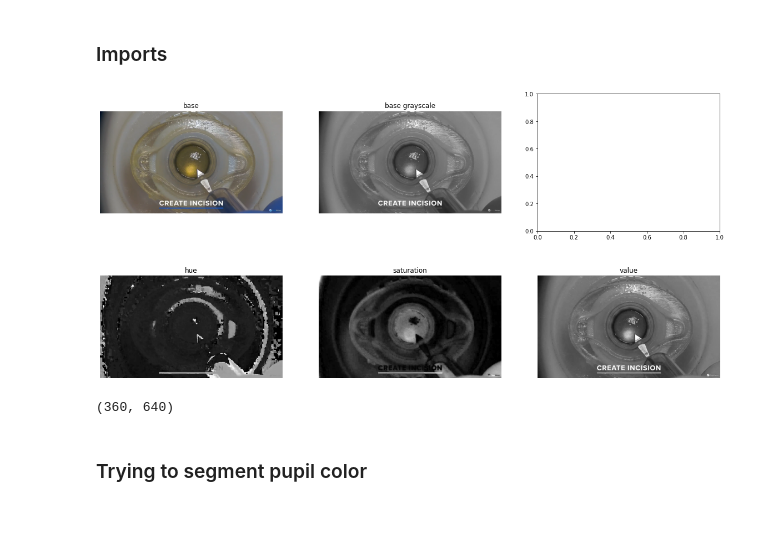
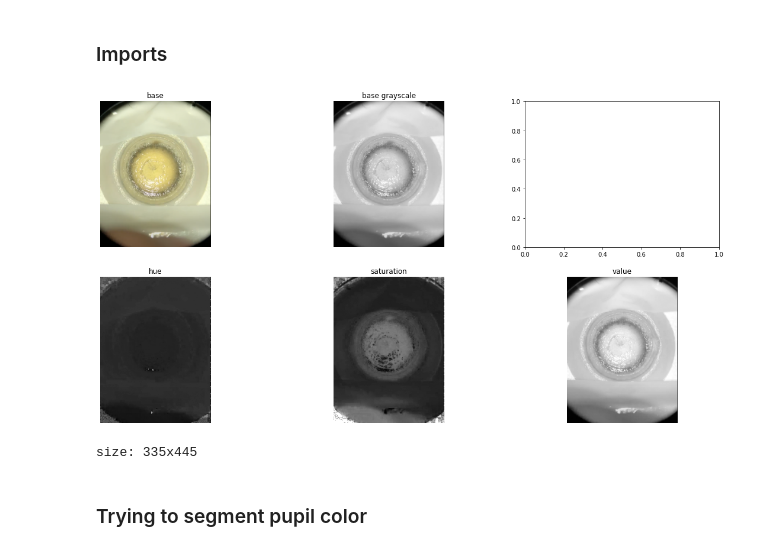
Before and after one commit to Custom-Surgical-GmbH/Cataract-Surgery-Training-Explorations, a Jupyter notebook: opencv_explorations/rhexis_limbus_detection.ipynb, the cells around one changed output. Drawn from its saved outputs; the diff is of its cells as text; code cells hidden in the pictures; blank space fills up the shorter version.

Commit message:
rhexis segmentation

```diff
--- a/opencv_explorations/rhexis_limbus_detection.ipynb
+++ b/opencv_explorations/rhexis_limbus_detection.ipynb
@@ -9,40 +11,41 @@ import matplotlib.pyplot as plt
 # %%
-base = cv2.imread('data/artificial/bioniko_rhexis_base.png', cv2.IMREAD_COLOR)
+scale = 0.33
+
+base = cv2.imread('data/artificial/bioniko_rhexis_base2.png', cv2.IMREAD_COLOR)
+base = cv2.resize(base, (0,0), fx=scale, fy=scale)
+
 base_rgb = cv2.cvtColor(base, cv2.COLOR_BGR2RGB)
 base_gray = cv2.cvtColor(base, cv2.COLOR_BGR2GRAY)
 base_hsv = cv2.cvtColor(base, cv2.COLOR_BGR2HSV)
 
 base_hue = base_hsv[:,:,0]
 base_saturation = base_hsv[:,:,1]
 base_value = base_hsv[:,:,2]
 
 fig, ((plot1, plot2, _), (plot3, plot4, plot5)) = plt.subplots(2, 3, figsize=(20,10))
 plot1.set_title('base')
 plot1.imshow(base_rgb)
 plot1.axis('off')
 
 plot2.set_title('base grayscale')
 plot2.imshow(base_gray, cmap=plt.cm.gray)
 plot2.axis('off')
 
 plot3.set_title('hue')
 plot3.imshow(base_hue, cmap=plt.cm.gray)
 plot3.axis('off')
 
 plot4.set_title('saturation')
 plot4.imshow(base_saturation, cmap=plt.cm.gray)
 plot4.axis('off')
 
 plot5.set_title('value')
 plot5.imshow(base_value, cmap=plt.cm.gray)
 plot5.axis('off')
 
 plt.show()
+
+print('size: %dx%d' % (base.shape[1], base.shape[0]))
 # %% [output]
-[figure, old version]
+[figure, new version]
+size: 335x445
-# %%
-scale = 0.33333
-base_gray_small = cv2.resize(base_gray, (0,0), fx=scale, fy=scale)
-base_gray_small.shape
-# %% [output]
-(360, 640)
```
Also changed, not shown: parts of 9 cells of this notebook, 4 other files.
